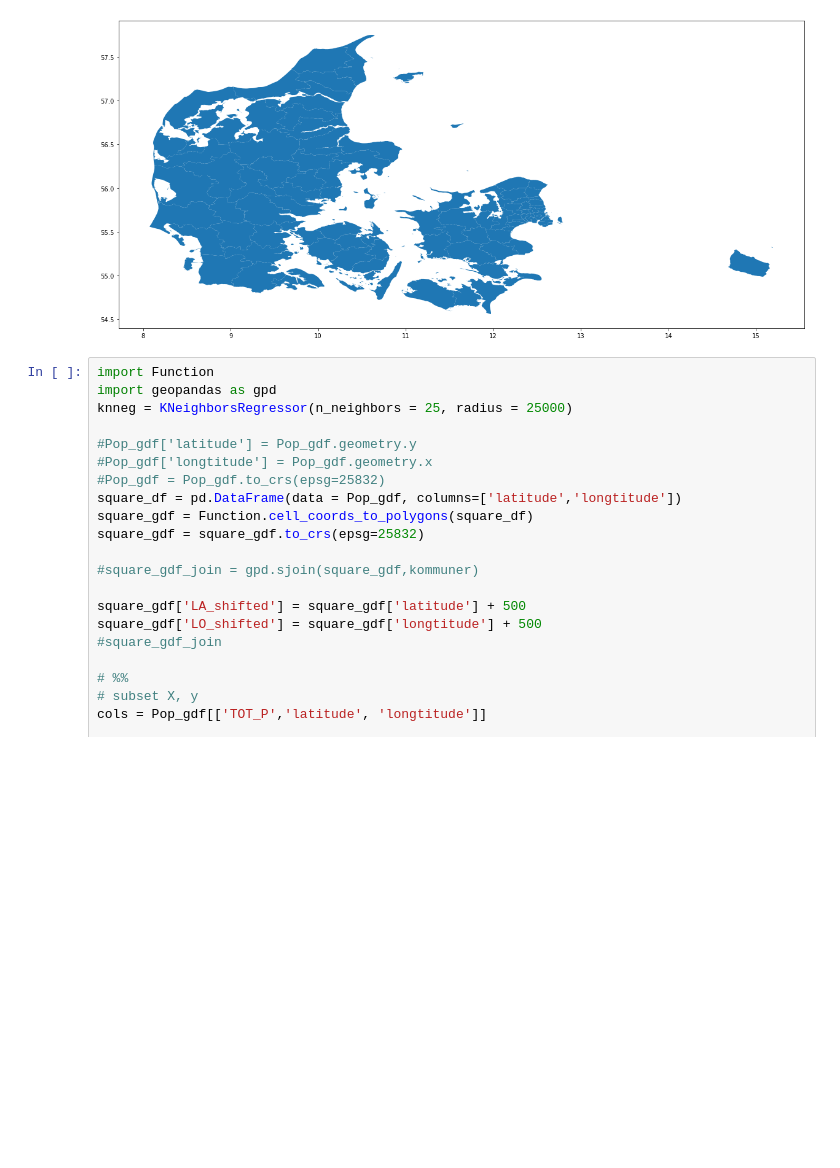
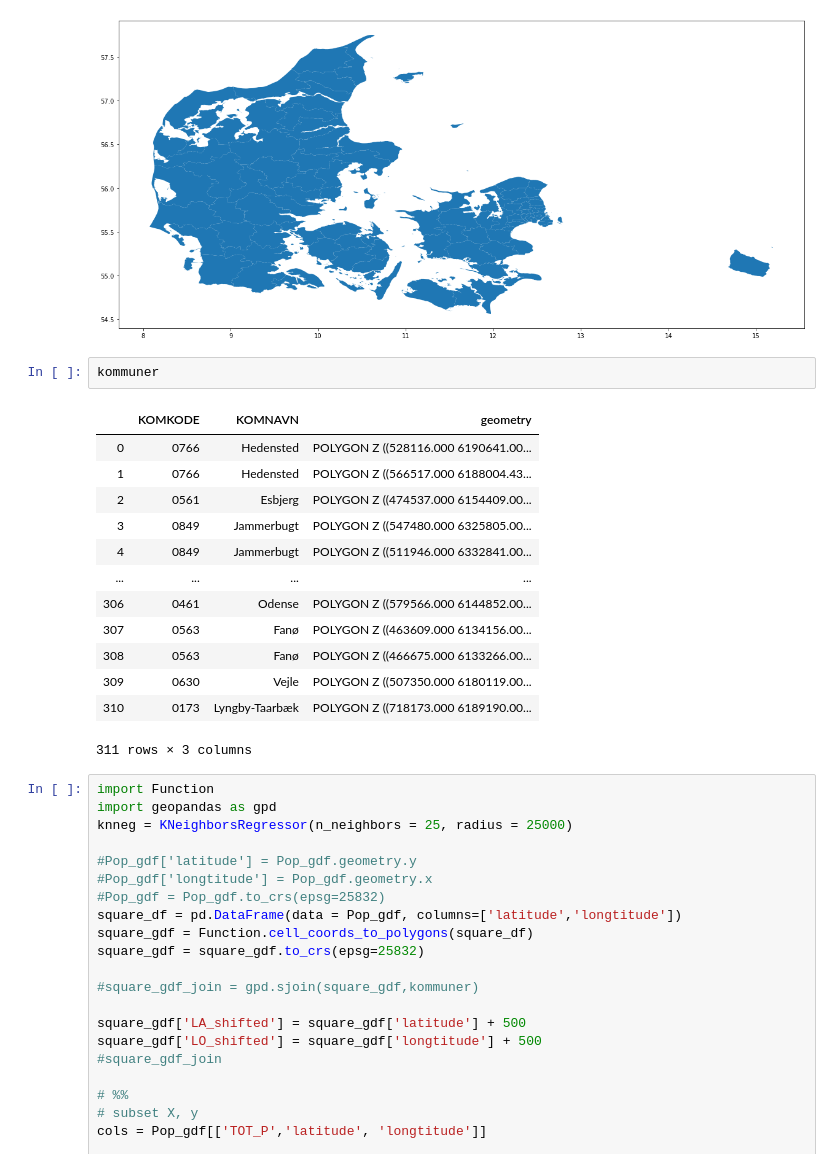
Before and after one commit to Oliverkobaek/thesis_2020, a Jupyter notebook: Population x Apotek.ipynb, the cells around one changed output. Saved outputs shown, nothing was run; the diff lists cells and outputs as text; blank space fills up the shorter version.

```diff
--- a/Population x Apotek.ipynb
+++ b/Population x Apotek.ipynb
@@ -77,6 +77,22 @@ print('The CRS is:', Pop_gdf.crs)
 The CRS is: {'init': 'epsg:25832', 'no_defs': True}
 The CRS is: {'init': 'epsg:25832', 'no_defs': True}
 [figure]
+# %%
+kommuner
+# %% [output]
+|  | KOMKODE | KOMNAVN | geometry |
+| 0 | 0766 | Hedensted | POLYGON Z ((528116.000 6190641.00... |
+| 1 | 0766 | Hedensted | POLYGON Z ((566517.000 6188004.43... |
+| 2 | 0561 | Esbjerg | POLYGON Z ((474537.000 6154409.00... |
+| 3 | 0849 | Jammerbugt | POLYGON Z ((547480.000 6325805.00... |
+| 4 | 0849 | Jammerbugt | POLYGON Z ((511946.000 6332841.00... |
+| ... | ... | ... | ... |
+| 306 | 0461 | Odense | POLYGON Z ((579566.000 6144852.00... |
+| 307 | 0563 | Fanø | POLYGON Z ((463609.000 6134156.00... |
+| 308 | 0563 | Fanø | POLYGON Z ((466675.000 6133266.00... |
+| 309 | 0630 | Vejle | POLYGON Z ((507350.000 6180119.00... |
+| 310 | 0173 | Lyngby-Taarbæk | POLYGON Z ((718173.000 6189190.00... |
+311 rows × 3 columns
 # %%
 import Function
 import geopandas as gpd
```
Also changed, not shown: parts of 12 cells of this notebook, 2 other files.
